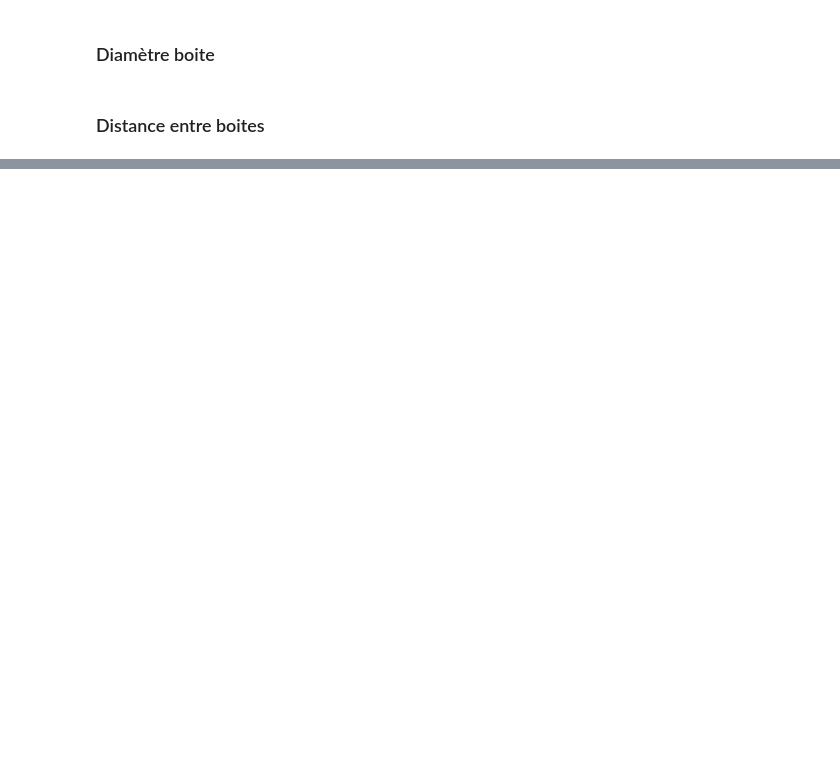
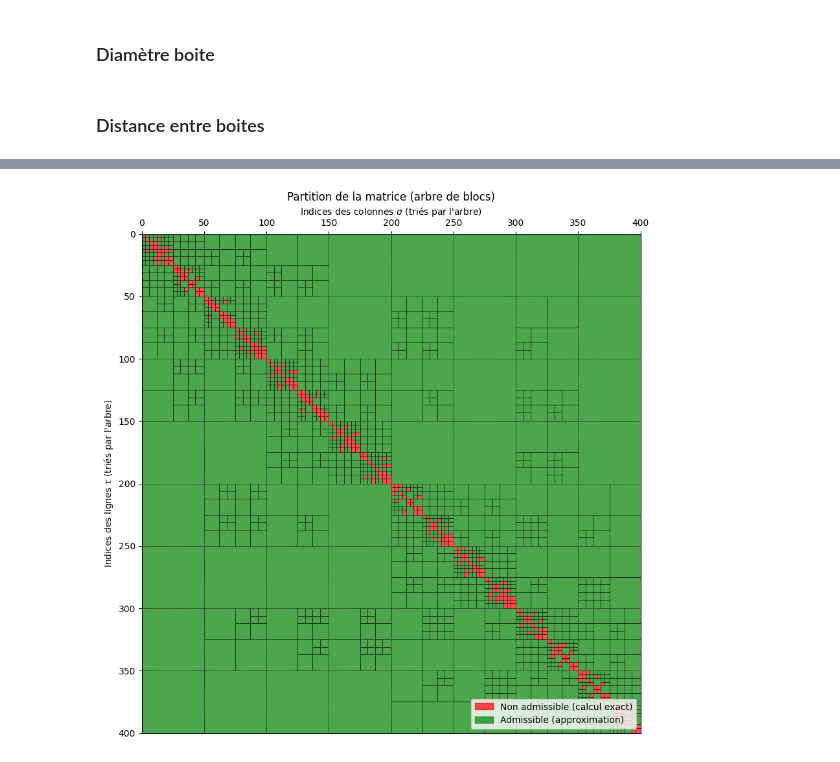
Before and after one commit to clembail/MS04, a Jupyter notebook: TP4/tp4.ipynb, the cells around one changed output, grey strips where cells are left out. Cells and saved outputs as stored; diff of their text form; code cells hidden in the pictures; blank space fills up the shorter version.

```diff
--- a/TP4/tp4.ipynb
+++ b/TP4/tp4.ipynb
@@ -312,0 +175,20 @@ L'arbre a été sauvegardé et affiché (fichier: arbre_bsp_simple.png)
+# %%
+def construire_arbre_blocs(noeud_tau, noeud_sigma, eta=3):
+    bloc = NoeudBloc(noeud_tau, noeud_sigma)
+
+    if is_admissible(noeud_tau, noeud_sigma, eta):
+        bloc.est_feuille = True
+        bloc.admissible = True
+        return bloc
+
+    if noeud_tau.est_feuille or noeud_sigma.est_feuille:
+        bloc.est_feuille = True
+        bloc.admissible = False
+        return bloc
+
+    bloc.gauche = construire_arbre_blocs(noeud_tau.gauche, noeud_sigma.gauche, eta)
+    bloc.droit = construire_arbre_blocs(noeud_tau.gauche, noeud_sigma.droit, eta)
+    bloc.droite_bas = construire_arbre_blocs(noeud_tau.droit, noeud_sigma.gauche, eta)
+    bloc.bas_droite = construire_arbre_blocs(noeud_tau.droit, noeud_sigma.droit, eta)
+
+    return bloc
@@ -312,0 +244,61 @@ L'arbre a été sauvegardé et affiché (fichier: arbre_bsp_simple.png)
+# %%
+np.random.seed(50)
+
+# # Géométrie 1 : 2 clusters bien séparés pour un joli visuel
+
+# N_points_par_cluster = 200
+# N = N_points_par_cluster * 2
+
+# cluster_1 = np.random.rand(N_points_par_cluster, 2)
+# cluster_1[:, 0] += 0.5 # Décalage
+
+# cluster_2 = np.random.rand(N_points_par_cluster, 2)
+# cluster_2[:, 0] += 2.5 # Décalé loin sur l'axe X
+
+# tous_les_points = np.vstack([cluster_1, cluster_2])
+# indices_originaux = np.arange(N)
+
+# Géométrie 2 : maillage régulier
+
+N = 20
+dx = 1 / N
+dy = 1 / N
+tous_les_points = np.array([(i*dx, j*dy) for i in range(N) for j in range(N)])
+indices_originaux = np.arange(N * N)
+
+# Construction arbre de clusters
+racine_clusters = construire_arbre_bsp(tous_les_points, indices_originaux, Nleaf=5)
+
+# Construction arbre de blocs
+eta = 3
+racine_blocs = construire_arbre_blocs(racine_clusters, racine_clusters, eta)
+
+fig, ax = plt.subplots(figsize=(10, 10))
+
+# Dessin de l'arbre de blocs
+dessiner_blocs(ax, racine_blocs, x_pos=0, y_pos=0)
+
+# Configuration du graphe (taille = nombre total de DOFs)
+taille_totale = racine_clusters.nb_points
+ax.set_xlim(0, taille_totale)
+ax.set_ylim(0, taille_totale)
+ax.invert_yaxis()
+ax.xaxis.tick_top()
+ax.xaxis.set_label_position('top')
+
+ax.set_xlabel("Indices des colonnes $\\sigma$ (triés par l'arbre)")
+ax.set_ylabel("Indices des lignes $\\tau$ (triés par l'arbre)")
+ax.set_title("Partition de la matrice (arbre de blocs)")
+
+ax.set_aspect('equal')
+
+legende_patches = [
+    patches.Patch(color='red', alpha=0.7, label='Non admissible (calcul exact)'),
+    patches.Patch(color='green', alpha=0.7, label='Admissible (approximation)')
+]
+ax.legend(handles=legende_patches, loc='lower right')
+
+plt.grid(True, linestyle=':', alpha=0.5)
+plt.show()
+# %% [output]
+[figure, added]
```
Also changed, not shown: parts of 30 cells of this notebook, 1 other file.
